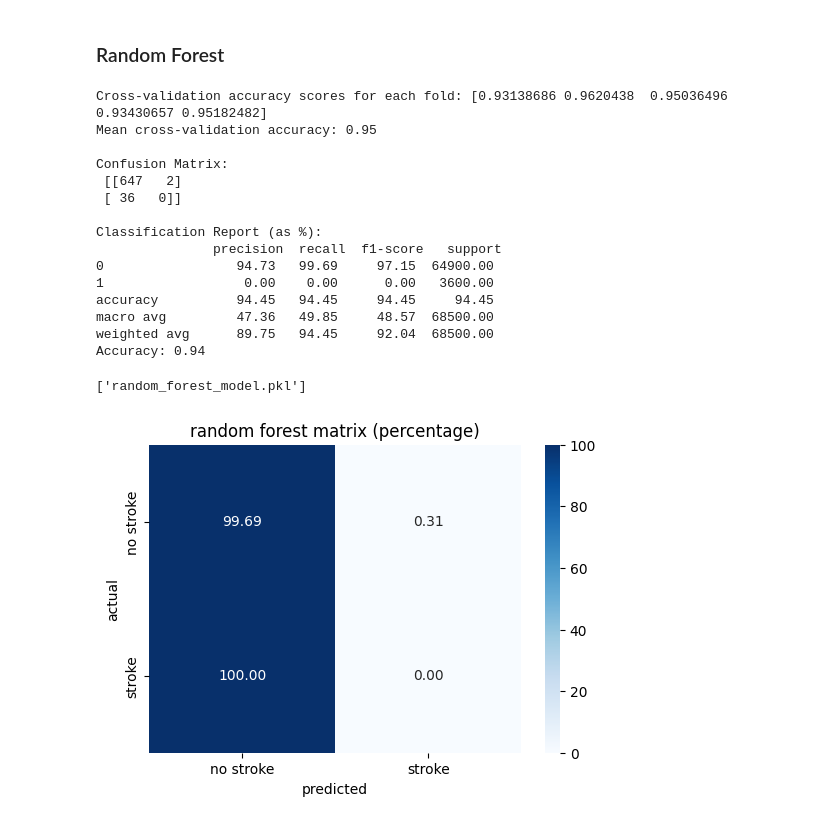
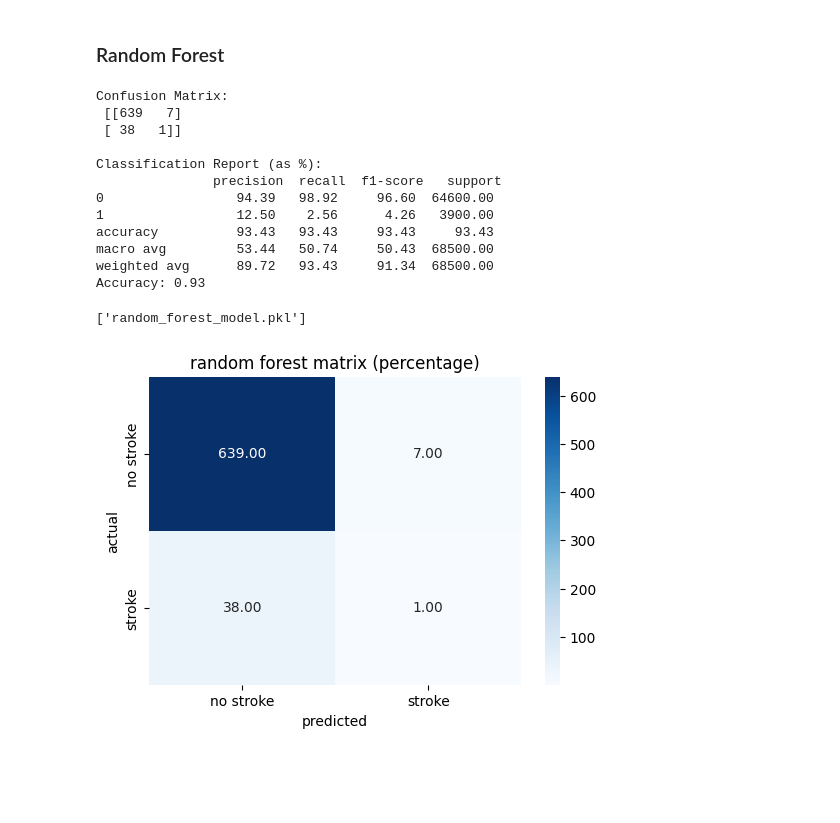
Before and after one commit to sudo-adduser-jordan/stroke-prediction, a Jupyter notebook: stroke_prediction.ipynb, the cells around one changed output. Cells and saved outputs as stored; diff of their text form; code cells hidden in the pictures; blank space fills up the shorter version.

```diff
--- a/stroke_prediction.ipynb
+++ b/stroke_prediction.ipynb
@@ -477,6 +477,11 @@ y = data_frame_cleand['stroke']
 # %% [markdown]
 ### Hot encode features
 # %%
-x_encoded = pandas.get_dummies(x, columns=categorical_labels, drop_first=True)
+encoder = sklearn.preprocessing.OneHotEncoder(drop='first', sparse_output=False)
+encoded = encoder.fit_transform(x[categorical_labels])
+
+cols = encoder.get_feature_names_out(categorical_labels)
+x_encoded = pandas.concat([x.drop(columns=categorical_labels), pandas.DataFrame(encoded, columns=cols, index=x.index)], axis=1)
+
 print(x_encoded.iloc[0])
 # %% [output]
@@ -499,15 +504,23 @@ Name: 0, dtype: object
 # %%
 # First split: train+validation and test (80%-20%)
 x_temp, x_test, y_temp, y_test = sklearn.model_selection.train_test_split(
-    x_encoded, y, test_size=0.2, random_state=42, stratify=y
+    x_encoded, y, test_size=0.2
 )
 
 # Second split: train and validation (from temp, 75%-25% of temp -> 60%-20% of total)
 X_train, X_val, y_train, y_val = sklearn.model_selection.train_test_split(
-    x_temp, y_temp, test_size=0.25, random_state=42, stratify=y_temp
+    x_temp, y_temp, test_size=0.25
 )
 
-print(f'Training set: {x_test.shape} 60%')
-print(f'Validation set: {x_test.shape} 20%')
+from imblearn.over_sampling import SMOTE
+
+# Initialize SMOTE
+smote = SMOTE(random_state=42)
+
+# Apply SMOTE only to the training data
+X_train, y_train = smote.fit_resample(X_train, y_train)
+
+print(f'Training set: {X_train.shape} 60%')
+print(f'Validation set: {X_val.shape} 20%')
 print(f'Testing set: {x_test.shape} 20%')
 # %% [output]
@@ -523,21 +536,21 @@ Testing set: (685, 13) 20%
 # %% [markdown]
 ### Random Forest
 # %%
-model = sklearn.ensemble.RandomForestClassifier(random_state=42)
-
-# Set up 5-fold cross-validation
-k_fold = sklearn.model_selection.KFold(n_splits=5, shuffle=True, random_state=42)
-
-# Perform cross-validation to get accuracy scores
-cv_scores = sklearn.model_selection.cross_val_score(model, x_encoded, y, cv=k_fold, scoring='accuracy')
-
-print("Cross-validation accuracy scores for each fold:", cv_scores)
-print("Mean cross-validation accuracy: {:.2f}".format(cv_scores.mean()))
+model = sklearn.ensemble.RandomForestClassifier()
 
 model.fit(X_train, y_train)
 
 y_pred = model.predict(X_val)
-print("\nConfusion Matrix:\n", sklearn.metrics.confusion_matrix(y_test, y_pred))
+print("Confusion Matrix:\n", sklearn.metrics.confusion_matrix(y_test, y_pred))
+
+# # Set up 5-fold cross-validation
+# k_fold = sklearn.model_selection.KFold(n_splits=5, shuffle=True)
+
+# # Perform cross-validation to get accuracy scores
+# cv_scores = sklearn.model_selection.cross_val_score(model, x_encoded, y, cv=k_fold, scoring='accuracy')
+
+# print("\nCross-validation accuracy scores for each fold:", cv_scores)
+# print("Mean cross-validation accuracy: {:.2f}".format(cv_scores.mean()))
 
 report = sklearn.metrics.classification_report(y_test, y_pred, output_dict=True)
 report_dataframe = pandas.DataFrame(report).transpose() * 100
@@ -548,31 +561,28 @@ print(f"Accuracy: {accuracy_dt:.2f}")
 
 joblib.dump(model, "random_forest_model.pkl")
 # %% [output]
-Cross-validation accuracy scores for each fold: [0.93138686 0.9620438  0.95036496 0.93430657 0.95182482]
-Mean cross-validation accuracy: 0.95
-
 Confusion Matrix:
- [[647   2]
- [ 36   0]]
+ [[639   7]
+ [ 38   1]]
 
 Classification Report (as %):
                precision  recall  f1-score   support
-0                 94.73   99.69     97.15  64900.00
-1                  0.00    0.00      0.00   3600.00
-accuracy          94.45   94.45     94.45     94.45
-macro avg         47.36   49.85     48.57  68500.00
-weighted avg      89.75   94.45     92.04  68500.00
-Accuracy: 0.94
+0                 94.39   98.92     96.60  64600.00
+1                 12.50    2.56      4.26   3900.00
+accuracy          93.43   93.43     93.43     93.43
+macro avg         53.44   50.74     50.43  68500.00
+weighted avg      89.72   93.43     91.34  68500.00
+Accuracy: 0.93
 ['random_forest_model.pkl']
 # %%
 matrix = sklearn.metrics.confusion_matrix(y_test, y_pred)
-cm_percentage = matrix.astype('float') / matrix.sum(axis=1)[:, numpy.newaxis] * 100
+# cm_percentage = matrix.astype('float') / matrix.sum(axis=1)[:, numpy.newaxis] * 100
 
 matplotlib.pyplot.figure(figsize=(6, 4))
-seaborn.heatmap(cm_percentage, annot=True, fmt=".2f", cmap="Blues", xticklabels=["no stroke", "stroke"], yticklabels=["no stroke", "stroke"])
+seaborn.heatmap(matrix, annot=True, fmt=".2f", cmap="Blues", xticklabels=["no stroke", "stroke"], yticklabels=["no stroke", "stroke"])
 matplotlib.pyplot.title("random forest matrix (percentage)")
 matplotlib.pyplot.xlabel("predicted")
 matplotlib.pyplot.ylabel("actual")
 matplotlib.pyplot.show()
 # %% [output]
-[figure, old version]
+[figure, new version]
```
Also changed, not shown: parts of 2 cells of this notebook, 2 other files.
